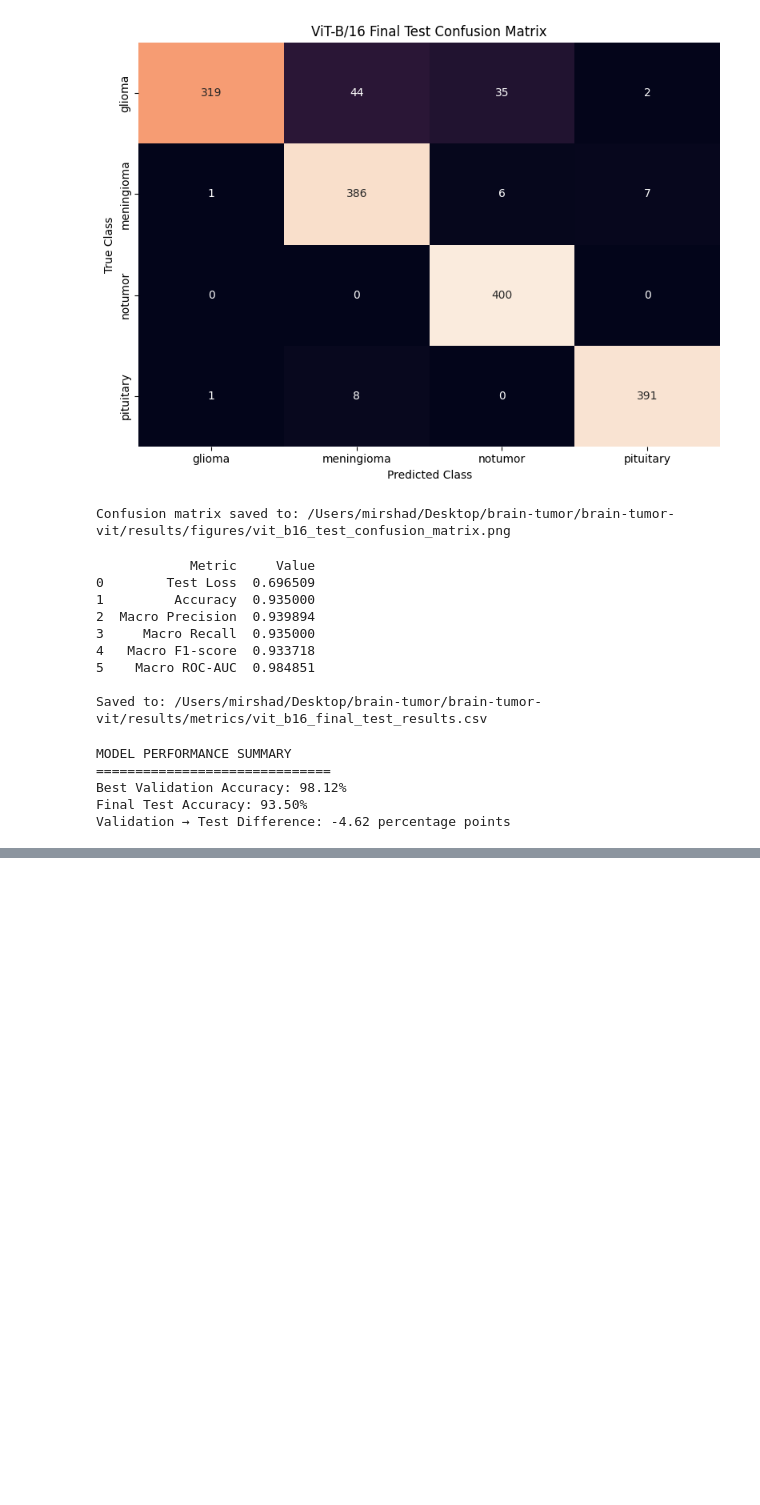
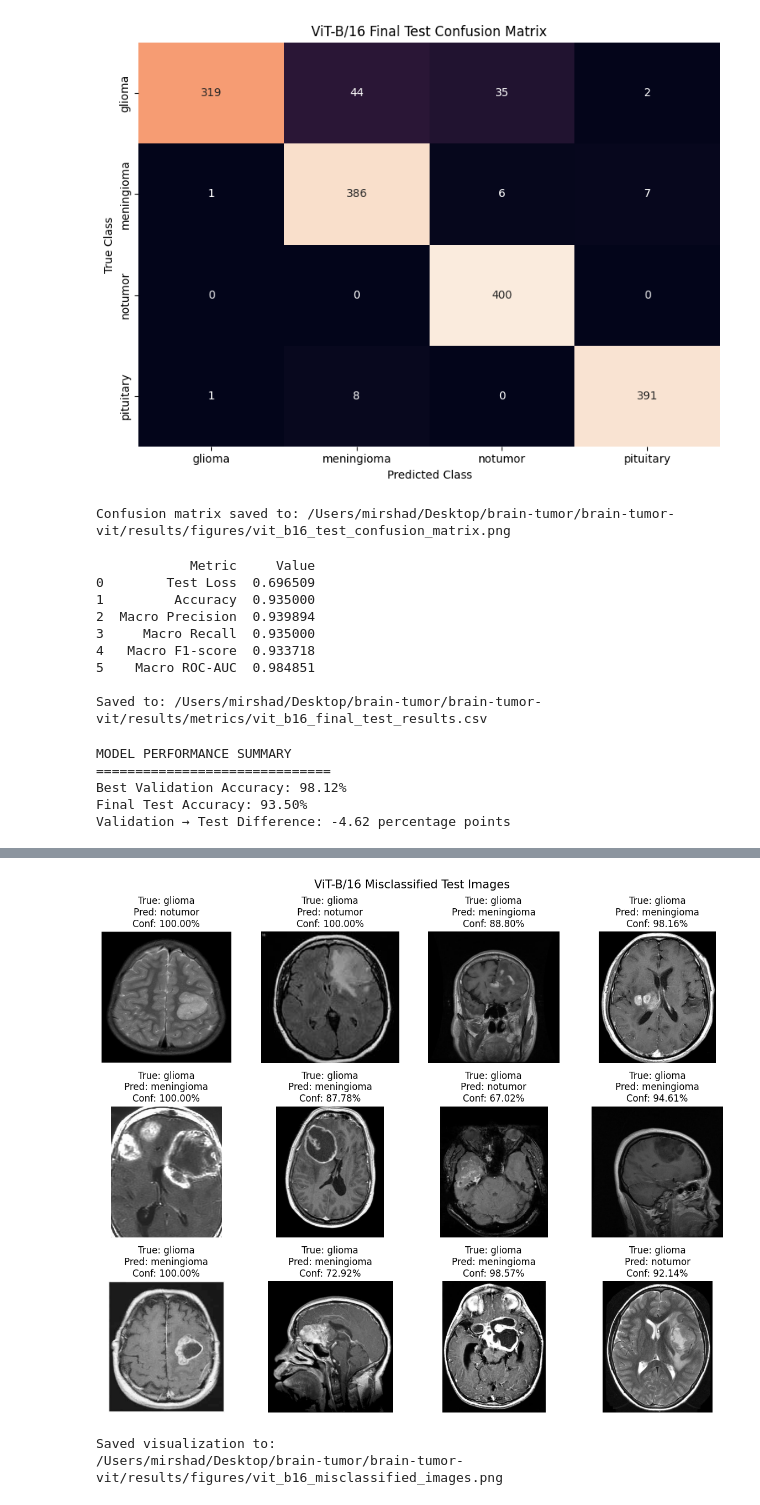
Before and after one commit to mirshadahamed/brain-tumor-mri-classification, a Jupyter notebook: brain-tumor-vit/notebooks/preprocessing.ipynb, the cells around one changed output, grey strips where cells are left out. Saved outputs shown, nothing was run; the diff lists cells and outputs as text; code cells hidden in the pictures; blank space fills up the shorter version.

```diff
--- a/brain-tumor-vit/notebooks/preprocessing.ipynb
+++ b/brain-tumor-vit/notebooks/preprocessing.ipynb
@@ -1921,0 +2011,66 @@ Validation → Test Difference: -4.62 percentage points
+# %%
+# ============================================
+# Visualize Misclassified Images
+# ============================================
+
+NUM_ERROR_IMAGES = min(12, len(misclassified_df))
+
+sample_errors = misclassified_df.head(NUM_ERROR_IMAGES)
+
+fig, axes = plt.subplots(
+    3,
+    4,
+    figsize=(12, 10)
+)
+
+axes = axes.flatten()
+
+for i, (_, row) in enumerate(sample_errors.iterrows()):
+
+    image_path = row["image_path"]
+
+    with Image.open(image_path) as img:
+        img = img.convert("RGB")
+
+        axes[i].imshow(img)
+
+    axes[i].set_title(
+        f"True: {row['true_class']}\n"
+        f"Pred: {row['predicted_class']}\n"
+        f"Conf: {row['confidence']:.2%}"
+    )
+
+    axes[i].axis("off")
+
+# Hide unused axes
+for i in range(NUM_ERROR_IMAGES, len(axes)):
+    axes[i].axis("off")
+
+plt.suptitle(
+    "ViT-B/16 Misclassified Test Images",
+    fontsize=15
+)
+
+plt.tight_layout()
+
+error_plot_path = (
+    PROJECT_ROOT
+    / "results"
+    / "figures"
+    / "vit_b16_misclassified_images.png"
+)
+
+plt.savefig(
+    error_plot_path,
+    dpi=300,
+    bbox_inches="tight"
+)
+
+plt.show()
+
+print("Saved visualization to:")
+print(error_plot_path)
+# %% [output]
+[figure, added]
+Saved visualization to:
+/Users/mirshad/Desktop/brain-tumor/brain-tumor-vit/results/figures/vit_b16_misclassified_images.png
```
Also changed, not shown: parts of 10 cells of this notebook, 9 other files.
